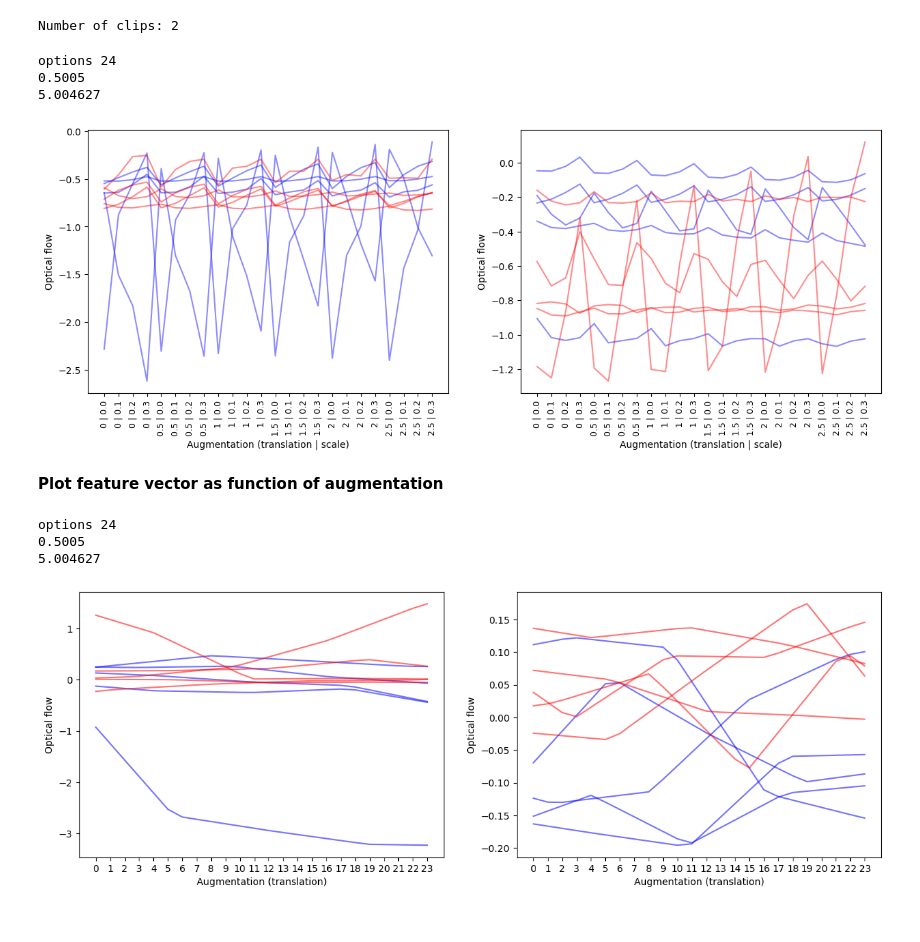
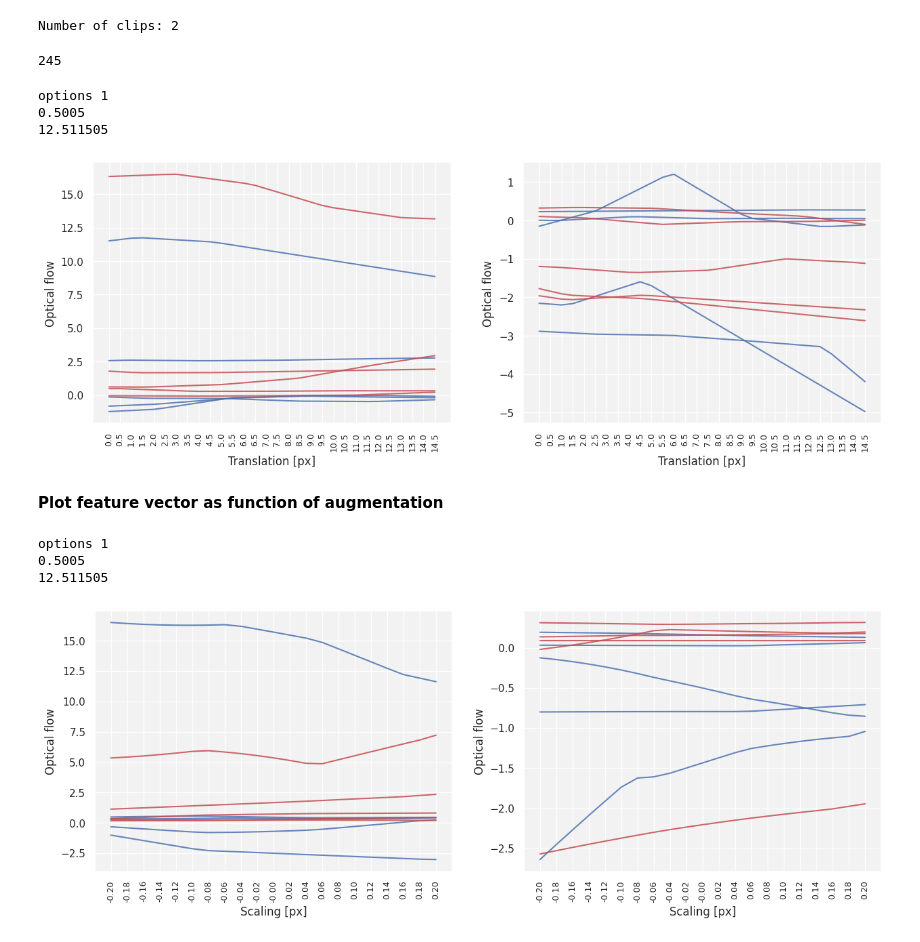
Before and after one commit to tpfffr/neon_blink_detection, a Jupyter notebook: notebooks/test_data_augmentation.ipynb, the cells around one changed output. Cells and saved outputs as stored; diff of their text form; code cells hidden in the pictures.

```diff
--- a/notebooks/test_data_augmentation.ipynb
+++ b/notebooks/test_data_augmentation.ipynb
@@ -2,9 +2,11 @@
 import sys
 from scipy.interpolate import RegularGridInterpolator
 import matplotlib.pyplot as plt
-
+import seaborn as sns
+sns.set()
 sys.path.append("/users/tom/git/neon_blink_detection/")
 sys.path.append("/users/tom/git/neon_blink_detection/src")
+sns.set(rc={'axes.facecolor':[0.95, 0.95, 0.95]})
 
 from src.features_calculator import (
     new_concatenate_features,
@@ -22,12 +24,12 @@ aug_params = AugParams()
 
 clip_name = "1322-2023-02-03-14-25-41-7883a14f"
 
-of_params = OfParams(n_layers=3, layer_interval=7, average=False, img_shape=(64, 64), grid_size=15, step_size=5, window_size=11, stop_steps=3)
+of_params = OfParams(n_layers=5, layer_interval=7, average=False, img_shape=(64, 64), grid_size=7, step_size=7, window_size=15, stop_steps=3)
 
 rec = video_loader(of_params, aug_params)
 
-rec._of_params.grid_size = 4
-rec._of_params.n_layers = 7
+rec._of_params.grid_size = 7
+rec._of_params.n_layers = 5
 
 feature_array, all_timestamps, clip_transitions = rec._load_features(
             clip_name, rec._of_params)
@@ -37,6 +39,10 @@ clip_feature_array = np.split(feature_array, clip_transitions + 1, axis=0)
 clip_timestamps = np.split(all_timestamps, clip_transitions + 1, axis=0)
 # %% [output]
 Number of clips: 2
+# %%
+7*7, 7*7, 7*7, 7*7, 7*7
+# %% [output]
+245
 # %%
 
 fig, ax = plt.subplots(1, 2)
@@ -46,7 +52,7 @@ iclip = 1
 
 
 all_times = (clip_timestamps[iclip] - clip_timestamps[iclip][0]) / 1e9
-indc_times = [all_times[100], all_times[1000]]
+indc_times = [all_times[100], all_times[2500]]
 
 aug_params_options = get_augmentation_options()
 aug_options = aug_params_options[0]
@@ -55,11 +61,13 @@ aug_params = get_augmentation_pars(aug_options)
 interp_left, interp_right = create_interpolater(clip_feature_array[iclip][:, :, 1], all_times)
 n_clip_frames = clip_feature_array[iclip].shape[0]
 
+trans_params = list(np.arange(0, 15, 0.5))
+
 for ii, times in enumerate(indc_times):
 
     print(times)
 
-    vec = np.zeros([224, 24])
+    vec = np.zeros([490, len(trans_params)])
 
     aug_params = {}
 
@@ -70,43 +78,45 @@ for ii, times in enumerate(indc_times):
 
     aug_feat = new_concatenate_features(
         interp_left,
         interp_right,
         n_clip_frames,
         of_params,
         times,
         aug_params,
     )
 
     vec[:, 0] = aug_feat
 
-    for i, all_aug_params in enumerate(aug_params_options):
+    for i, trans in enumerate(trans_params):
 
         aug_params["speed"] = 1
-        aug_params["translation"] = [0, all_aug_params.std_translation]
-        aug_params["scale"] = 1 + all_aug_params.std_scale
+        aug_params["translation"] = [0, trans]
+        aug_params["scale"] = 1
         aug_params["linear_distort"] = np.eye(2) + [[0, 0], [0, 0]]
 
         aug_feat = new_concatenate_features(
             interp_left,
             interp_right,
             n_clip_frames,
             of_params,
             times,
             aug_params,
         )
 
         vec[:, i] = aug_feat
 
-    ax[ii].plot(vec[list(range(0, 5)), :].transpose(), c="b", alpha=0.45)
-    ax[ii].plot(vec[list(range(112,117)), :].transpose(), c="r", alpha=0.45)
+    indc = list(np.random.randint(0, 245, [5, ]))
+    ax[ii].plot(vec[indc, :].transpose(), c="b", alpha=0.85)
+    indc = list(np.random.randint(245, 490, [5, ]))
+    ax[ii].plot(vec[indc, :].transpose(), c="r", alpha=0.85)
     ax[ii].set_ylabel("Optical flow")
-    ax[ii].set_xlabel("Augmentation (translation | scale)")
-    ax[ii].set_xticks(range(len(aug_params_options)), [str(aug_params.std_translation) + " | " + str(aug_params.std_scale) for aug_params in aug_params_options], rotation=90, fontsize=9)
+    ax[ii].set_xlabel("Translation [px]")
+    ax[ii].set_xticks(range(len(trans_params)), [f"{x:.1f}" for x in trans_params], rotation=90, fontsize=9)
 # %% [output]
-options 24
+options 1
 0.5005
-5.004627
+12.511505
-[figure, old version]
+[figure, new version]
 # %% [markdown]
 **Plot feature vector as function of augmentation**
 # %%
@@ -114,9 +124,12 @@ options 24
 fig, ax = plt.subplots(1, 2)
 fig.set_size_inches(15, 5)
 
+
+iclip = 1
+
+
 all_times = (clip_timestamps[iclip] - clip_timestamps[iclip][0]) / 1e9
-indc_times = [all_times[100], all_times[1000]]
-iclip = 1
+indc_times = [all_times[100], all_times[2500]]
 
 aug_params_options = get_augmentation_options()
 aug_options = aug_params_options[0]
@@ -125,11 +138,13 @@ aug_params = get_augmentation_pars(aug_options)
 interp_left, interp_right = create_interpolater(clip_feature_array[iclip][:, :, 1], all_times)
 n_clip_frames = clip_feature_array[iclip].shape[0]
 
+trans_params = list(np.arange(-0.2, 0.22, 0.02))
+
 for ii, times in enumerate(indc_times):
 
     print(times)
 
-    vec = np.zeros([224, 24])
+    vec = np.zeros([490, len(trans_params)])
 
     aug_params = {}
 
@@ -149,11 +164,11 @@ for ii, times in enumerate(indc_times):
 
     vec[:, 0] = aug_feat
 
-    for i, all_aug_params in enumerate(aug_params_options):
+    for i, trans in enumerate(trans_params):
 
         aug_params["speed"] = 1
-        aug_params["translation"] = [0, i/2]
-        aug_params["scale"] = 1 #+ all_aug_params.std_scale
+        aug_params["translation"] = [0, 0]
+        aug_params["scale"] = 1 + trans
         aug_params["linear_distort"] = np.eye(2) + [[0, 0], [0, 0]]
 
         aug_feat = new_concatenate_features(
@@ -167,13 +182,15 @@ for ii, times in enumerate(indc_times):
 
         vec[:, i] = aug_feat
 
-    ax[ii].plot(vec[list(range(50, 55)), :].transpose(), c="b", alpha=0.55)
-    ax[ii].plot(vec[list(range(152,157)), :].transpose(), c="r", alpha=0.55)
+    indc = list(np.random.randint(0, 245, [5, ]))
+    ax[ii].plot(vec[indc, :].transpose(), c="b", alpha=0.85)
+    indc = list(np.random.randint(245, 490, [5, ]))
+    ax[ii].plot(vec[indc, :].transpose(), c="r", alpha=0.85)
     ax[ii].set_ylabel("Optical flow")
-    ax[ii].set_xlabel("Augmentation (translation)")
-    ax[ii].set_xticks(range(len(aug_params_options)), rotation=90, fontsize=9)
+    ax[ii].set_xlabel("Scaling [px]")
+    ax[ii].set_xticks(range(len(trans_params)), [f"{x:.2f}" for x in trans_params], rotation=90, fontsize=9)
 # %% [output]
-options 24
+options 1
 0.5005
-5.004627
+12.511505
-[figure, old version]
+[figure, new version]
```
Also changed, not shown: parts of 7 cells of this notebook, 25 other files.
